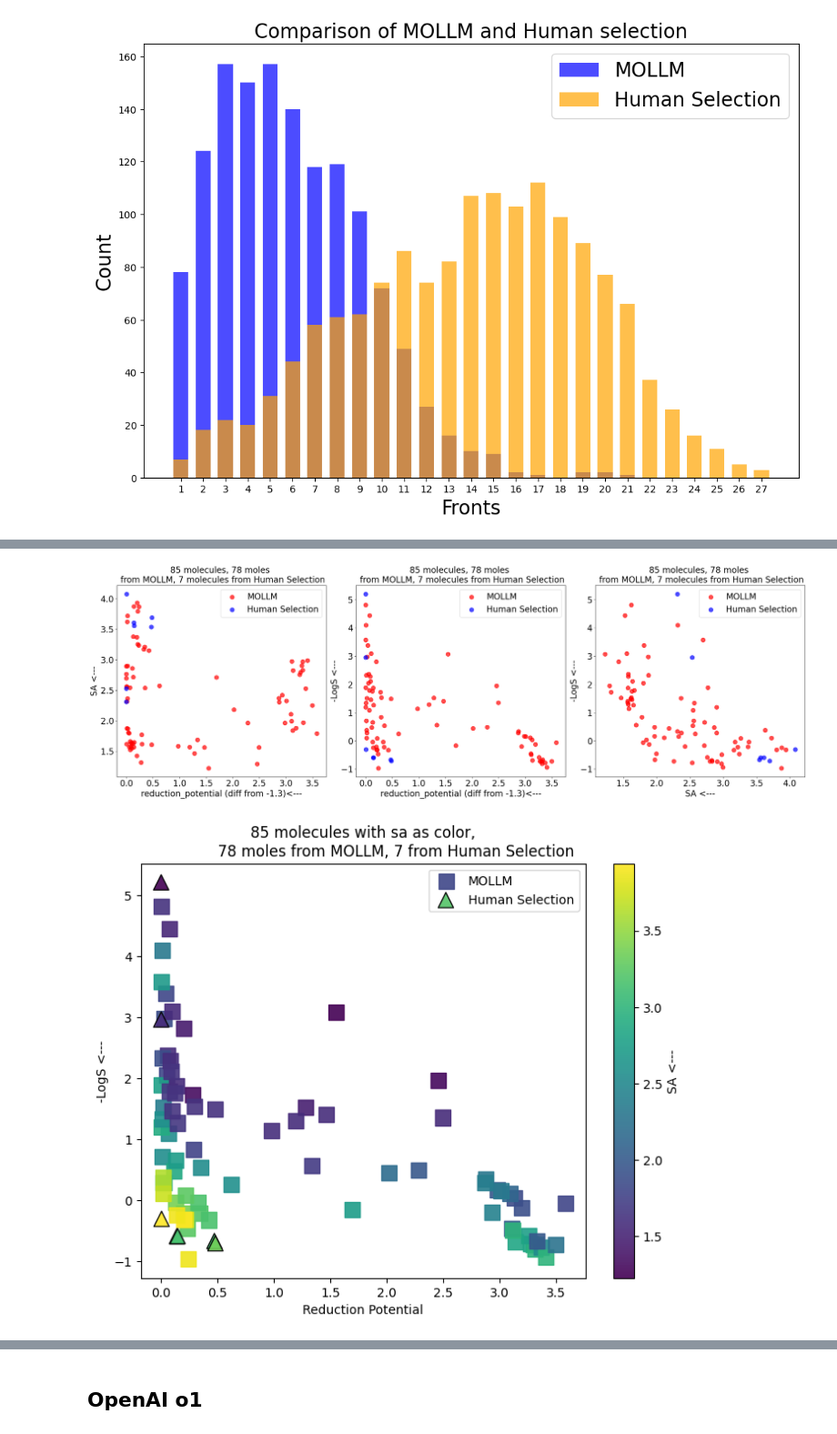
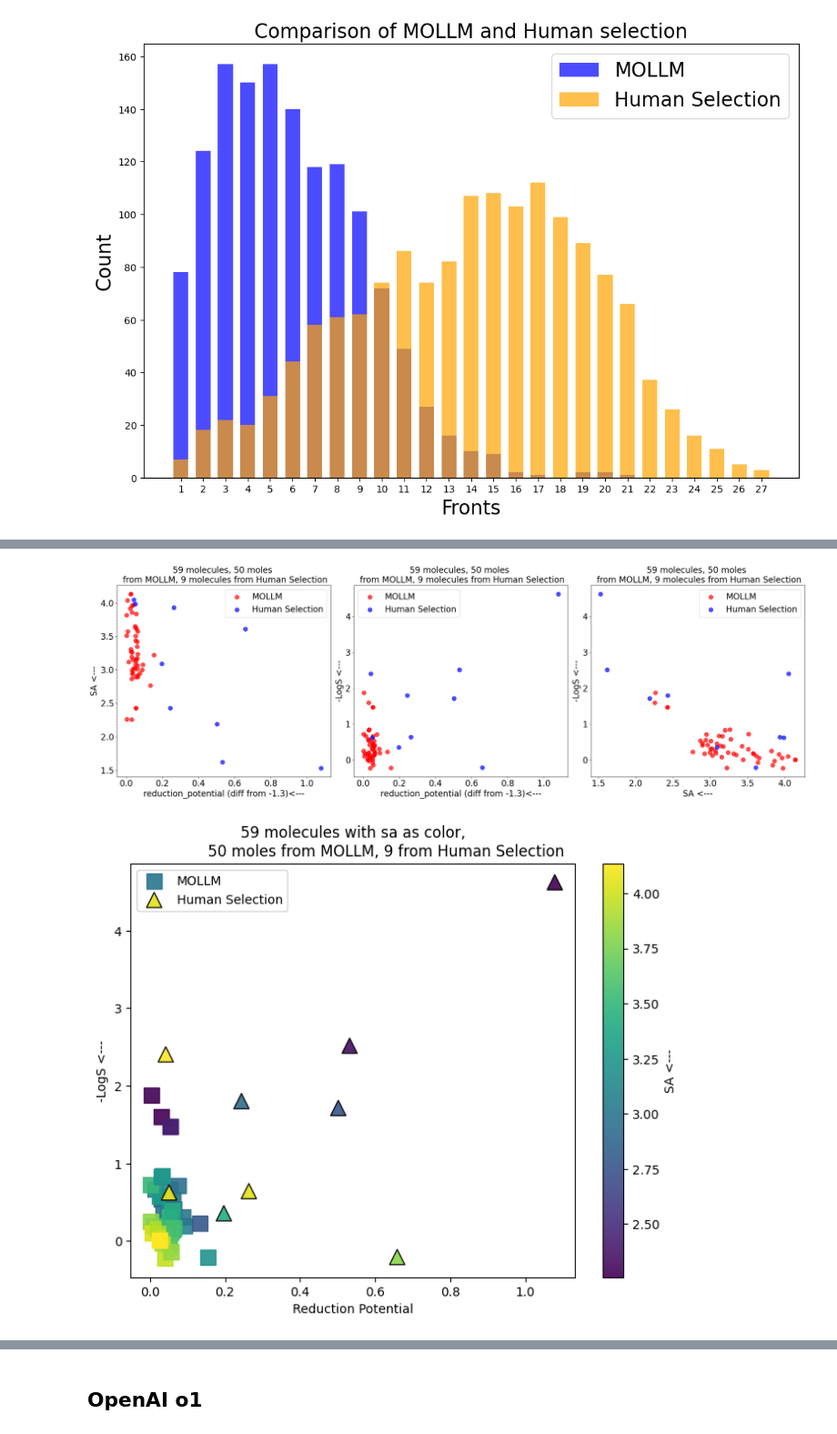
Before and after one commit to lzz-z/MCCE, a Jupyter notebook: test.ipynb, the cells around one changed output, grey strips where cells are left out. Shown: that part at 91% size. Cells and saved outputs as stored; diff of their text form; code cells hidden in the pictures.

```diff
--- a/test.ipynb
+++ b/test.ipynb
@@ -562,4 +706,0 @@ for i in best10:
-# %%
-best10 = sorted(points, key=lambda item: item.total, reverse=True)[:10]
-for i in best10:
-    print(i.property,i.total)
@@ -577,4 +706,0 @@ for i in best10:
-# %%
-best10 = sorted(all_mols, key=lambda item: item.total, reverse=True)[:10]
-for i in best10:
-    print(i.property,i.total)
@@ -622,16 +723,19 @@ Done!
 # %%
 from model.util import nsga2_selection
 from tqdm import tqdm
-best_moles = []
-for i in range( len(data['final_pops'])):
-    final_pops = data['final_pops'][i]
-    candidates = []
-    for i in final_pops:
-        if i.property['smarts_filter'] == 0:
-            candidates.append(i)
-    this_best,fronts = nsga2_selection(candidates,5,return_fronts=True) # two ways: 1. select front0, second, select the first 5 candidates
-    #best_moles.extend(this_best)
-    best_moles.extend([candidates[k] for k in fronts[0]])
+#best_moles = []
+#for i in range( len(data['final_pops'])):
+#    final_pops = data['final_pops'][i]
+#    candidates = []
+#    for i in final_pops:
+#        if i.property['smarts_filter'] == 0:
+#            candidates.append(i)
+#    this_best,fronts = nsga2_selection(candidates,5,return_fronts=True) # two ways: 1. select front0, second, select the first 5 candidates
+#    #best_moles.extend(this_best)
+#    best_moles.extend([candidates[k] for k in fronts[0]])
+
+best_moles = data['final_pops'] # selected by NSGA
+best_moles = best50f
 '''
 
 new_best_moles = []
@@ -643,13 +747,11 @@ print(f"{len(best_moles)} moles with filter == 0, {diff} moles filter ==1, {len(
 best_moles = new_best_moles
 '''
 new_best_moles = []
-already_smiles = []
 for i in tqdm(best_moles):
-    if i.value not in already_smiles:
+    if i.property['smarts_filter']==0:
         new_best_moles.append(i)
-        already_smiles.append(i.value)
 diff = len(best_moles) - len(new_best_moles)
-print(f"{len(best_moles)} moles with filter == 0, {diff} moles repeated, {len(new_best_moles)} moles now")
+print(f"{len(best_moles)} moles with filter == 0, {diff} moles fail, {len(new_best_moles)} moles now")
 best_moles = new_best_moles
 
 new_best_moles = []
@@ -847,5 +931,0 @@ len(yue_best_moles),len(best_moles),(fronts0>1497).sum(),fronts0.shape
-# %%
-with open("/home/v-nianran/src/MOLLEO/multi_objective/ini_smiles",'r') as f:
-    a = f.readlines()
-a = [i.replace('\n','') for i in a]
-a
@@ -898,27 +960,27 @@ def make_2dplot(ax, yue_smiles, pops, property1, property2, xlabel, ylabel):
     ax.legend(fontsize = fontsize)
     ax.tick_params(axis='both', which='major', labelsize=fontsize)
     ax.set_title(f'{len(pops)} molecules, {len(nian)} moles \n from MOLLM, {len(yue)} molecules from Human Selection',fontsize = fontsize)
-fronts0_moles = [all_moles[i] for i in fronts0]
+#fronts0_moles = [all_moles[i] for i in fronts0]
 # Create a figure with 3 subplots in 1 row
 fig, axes = plt.subplots(1, 3, figsize=(24, 8))  # Adjust the figsize for appropriate spacing
 
 # First plot
-make_2dplot(axes[0], yue_best_moles_strings, fronts0_moles, 'reduction_potential', 'sa',
+make_2dplot(axes[0], yue_best_moles_strings, all_moles, 'reduction_potential', 'sa',
             'reduction_potential (diff from -1.3)<---', 'SA <---')
 
 # Second plot
-make_2dplot(axes[1], yue_best_moles_strings, fronts0_moles, 'reduction_potential', 'logs',
+make_2dplot(axes[1], yue_best_moles_strings, all_moles, 'reduction_potential', 'logs',
             'reduction_potential (diff from -1.3)<---', '-LogS <---')
 
 # Third plot
-make_2dplot(axes[2], yue_best_moles_strings, fronts0_moles, 'sa', 'logs',
+make_2dplot(axes[2], yue_best_moles_strings, all_moles, 'sa', 'logs',
             'SA <---', '-LogS <---')
 
 # Show all subplots in one row
 plt.tight_layout()  # Adjusts the spacing between subplots
 plt.show()
 # %% [output]
-[figure, old version]
+[figure, new version]
 # %%
 import matplotlib.pyplot as plt
 import numpy as np
@@ -946,35 +1008,35 @@ def make_2dplot_with_colorbar(yue_smiles, pops, property1, property2, property3,
     yue = np.array(yue)
     nian_values = np.array(nian_values)
     yue_values = np.array(yue_values)
 
     # Create a scatter plot
     plt.figure(figsize=(8, 6))
 
     # Scatter for nian's points
     scatter_nian = plt.scatter(nian[:, 0], nian[:, 1], c=nian_values,  marker='s', label="MOLLM", alpha=0.9, s=150)
 
     # Scatter for yue's points
     scatter_yue = plt.scatter(yue[:, 0], yue[:, 1], c=yue_values,edgecolor='black', marker='^', label="Human Selection", alpha=0.9, s=150)
 
     # Add color bar for the third property (reduction potential)
     cbar = plt.colorbar(scatter_nian)
     cbar.set_label(cbar_label)
 
     # Labels and legend
     plt.xlabel(xlabel)
     plt.ylabel(ylabel)
     plt.legend()
     plt.title(f'{len(pops)} molecules with {property3} as color,\n\
               {len(nian)} moles from MOLLM, {len(yue)} from Human Selection')
 
     # Show plot
     plt.show()
 
 # Example usage
-make_2dplot_with_colorbar(yue_best_moles_strings, fronts0_moles, 'reduction_potential','logs', 'sa',
+make_2dplot_with_colorbar(yue_best_moles_strings, all_moles, 'reduction_potential','logs', 'sa',
                             'Reduction Potential','-LogS <---', 'SA <---', cmap='inferno')
 # %% [output]
-[figure, old version]
+[figure, new version]
 # %%
 import matplotlib.pyplot as plt
 import numpy as np
```
Also changed, not shown: parts of 28 cells of this notebook, 34 other files.
